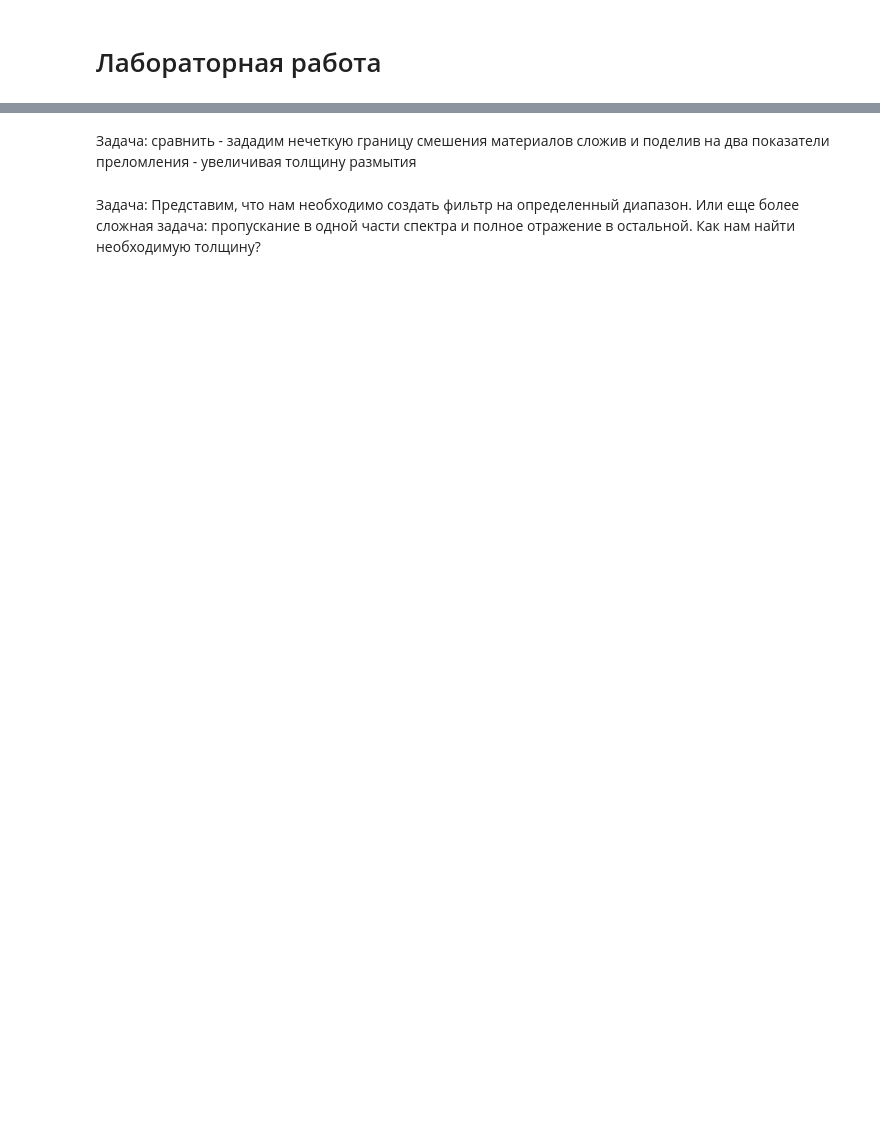
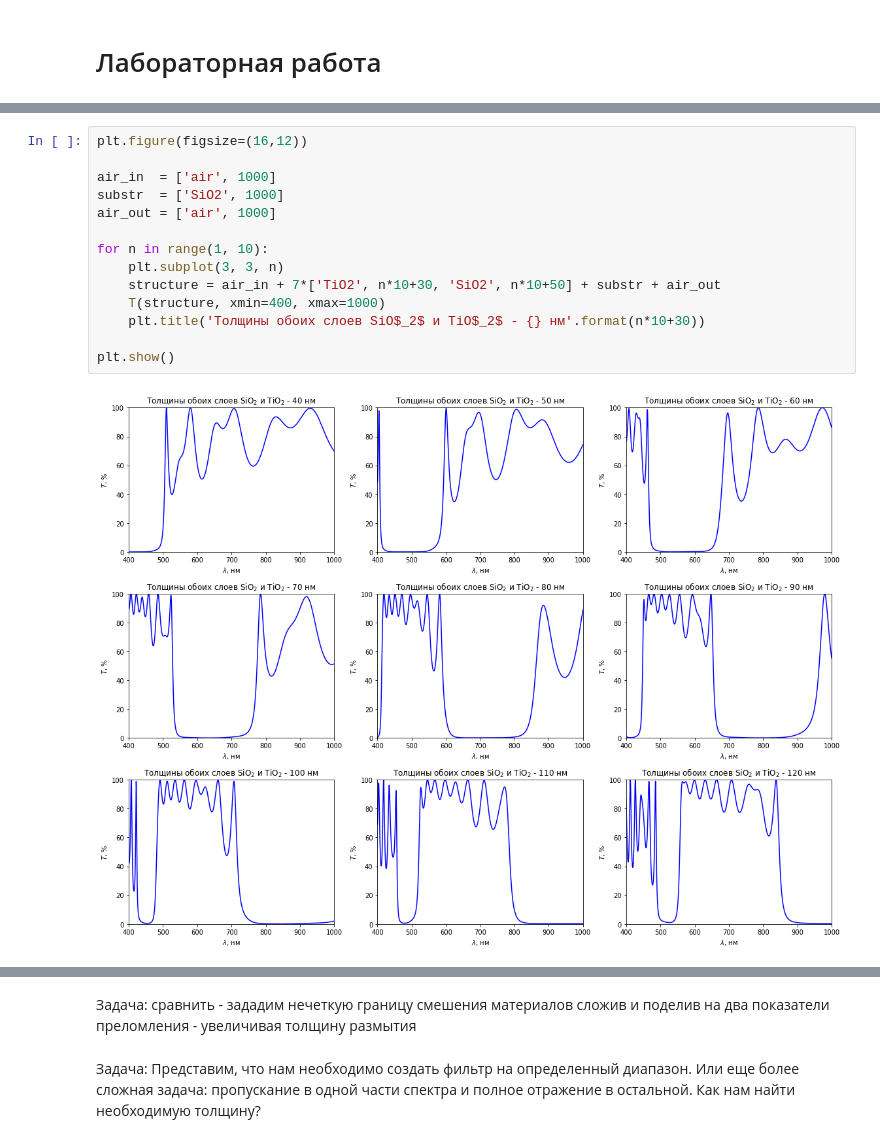
Before and after one commit to nanomaterials/course, a Jupyter notebook: 09_-_2D_Nanomaterials/02_Photonic_crystals.ipynb, the cells around one changed output, grey strips where cells are left out. Drawn from its saved outputs; the diff is of its cells as text; blank space fills up the shorter version.

```diff
--- a/09_-_2D_Nanomaterials/02_Photonic_crystals.ipynb
+++ b/09_-_2D_Nanomaterials/02_Photonic_crystals.ipynb
@@ -254,0 +226,16 @@ T(structure)
+# %%
+plt.figure(figsize=(16,12))
+
+air_in  = ['air', 1000]
+substr  = ['SiO2', 1000]
+air_out = ['air', 1000]
+
+for n in range(1, 10):
+    plt.subplot(3, 3, n)
+    structure = air_in + 7*['TiO2', n*10+30, 'SiO2', n*10+50] + substr + air_out
+    T(structure, xmin=400, xmax=1000)
+    plt.title('Толщины обоих слоев SiO$_2$ и TiO$_2$ - {} нм'.format(n*10+30))
+
+plt.show()
+# %% [output]
+[figure, added]
```
Also changed, not shown: parts of 12 cells of this notebook, 4 other files.
